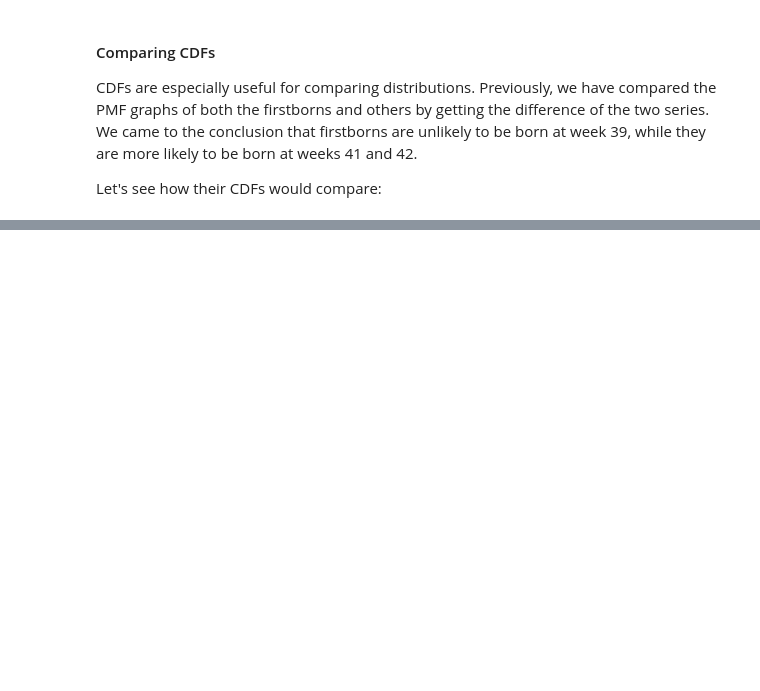
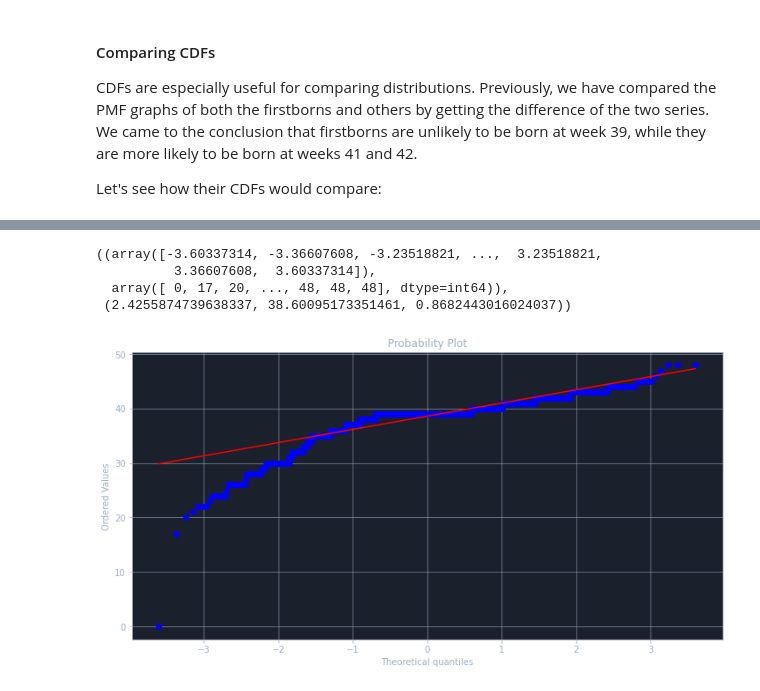
Before and after one commit to Devwulf/road-to-data-science, a Jupyter notebook: statistics/04 - Cumulative Distribution Functions.ipynb, the cells around one changed output, grey strips where cells are left out. Drawn from its saved outputs; the diff is of its cells as text; code cells hidden in the pictures; blank space fills up the shorter version.

```diff
--- a/statistics/04 - Cumulative Distribution Functions.ipynb
+++ b/statistics/04 - Cumulative Distribution Functions.ipynb
@@ -162,0 +168,12 @@ plt.plot(bins2[:-1] + offset, np.cumsum(hist2))
+# %%
+# QQ Plot is basically sorting data in ascending order
+# In this case, the data is not uniformly distributed
+
+from scipy import stats
+stats.probplot(firsts["prglngth"].dropna(), plot=plt)
+# %% [output]
+((array([-3.60337314, -3.36607608, -3.23518821, ...,  3.23518821,
+          3.36607608,  3.60337314]),
+  array([ 0, 17, 20, ..., 48, 48, 48], dtype=int64)),
+ (2.4255874739638337, 38.60095173351461, 0.8682443016024037))
+[figure, added]
```
Also changed, not shown: parts of 12 cells of this notebook.
